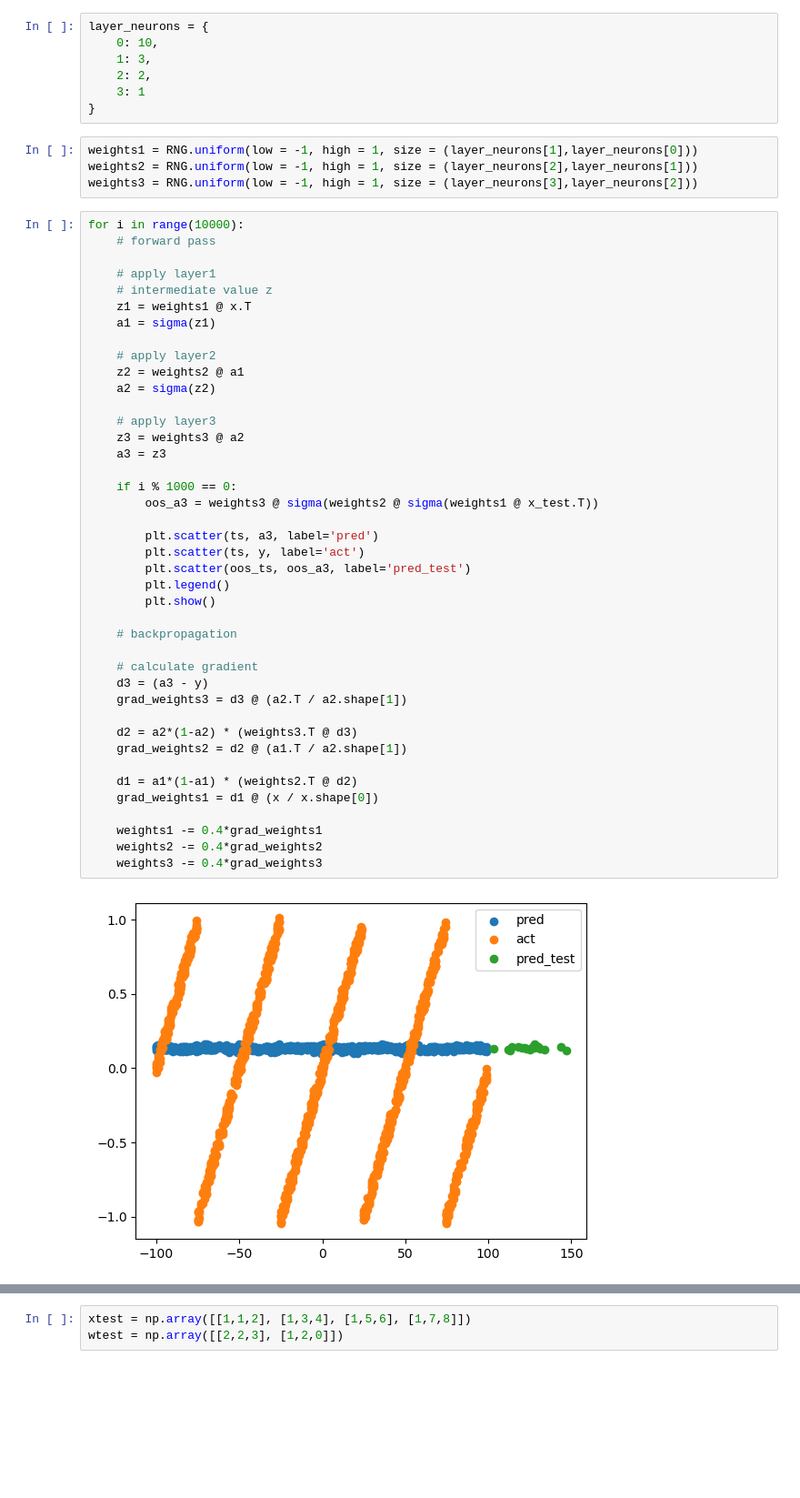
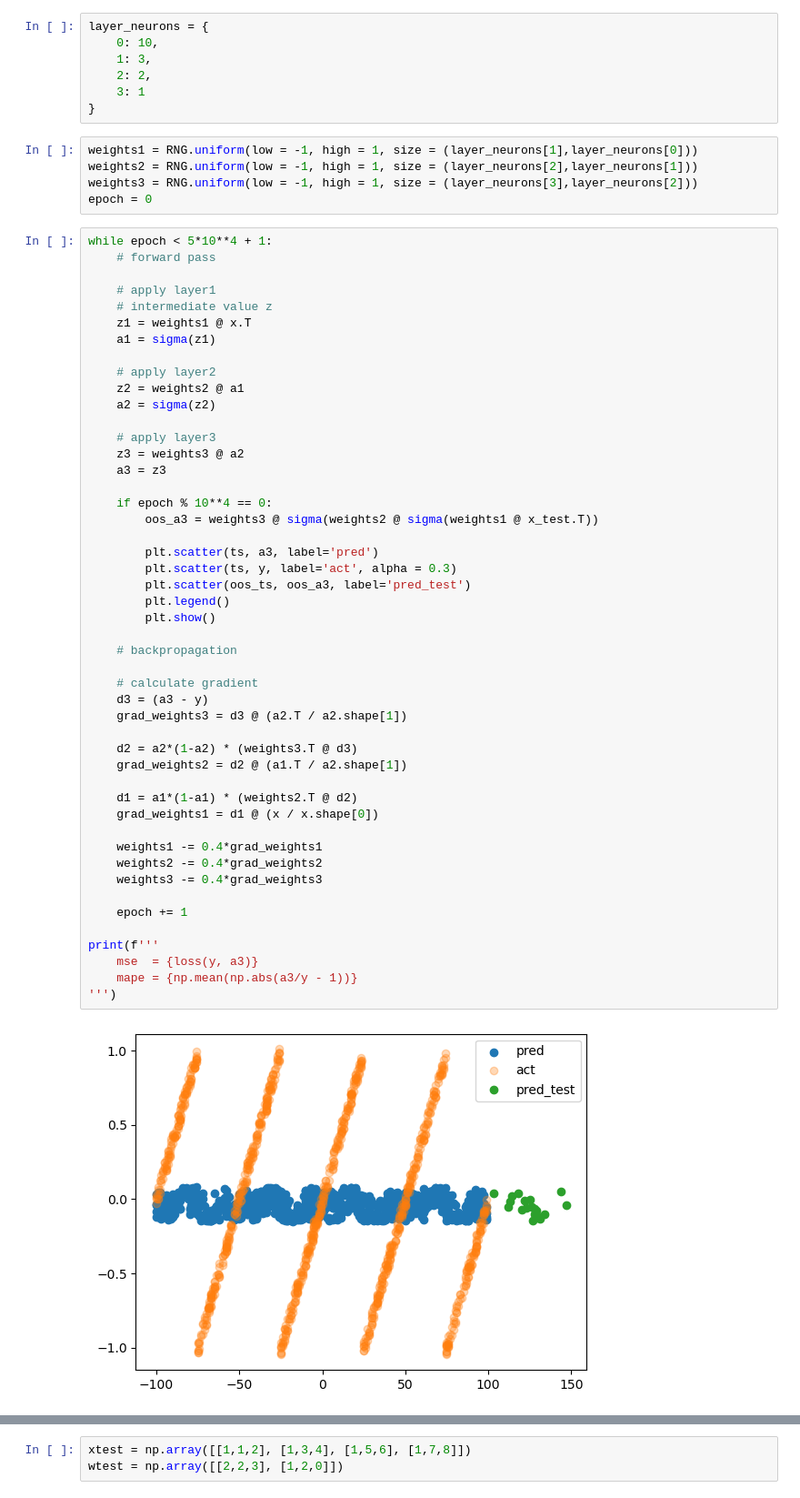
Before and after one commit to pchaudhari27/modeling_code, a Jupyter notebook: nn_practice/neural_network_warmup.ipynb, the cells around one changed output, grey strips where cells are left out. Shown: that part at 91% size. Cells and saved outputs as stored; diff of their text form; blank space fills up the shorter version.

```diff
--- a/nn_practice/neural_network_warmup.ipynb
+++ b/nn_practice/neural_network_warmup.ipynb
@@ -66,8 +73,9 @@ layer_neurons = {
 weights1 = RNG.uniform(low = -1, high = 1, size = (layer_neurons[1],layer_neurons[0]))
 weights2 = RNG.uniform(low = -1, high = 1, size = (layer_neurons[2],layer_neurons[1]))
 weights3 = RNG.uniform(low = -1, high = 1, size = (layer_neurons[3],layer_neurons[2]))
+epoch = 0
 # %%
-for i in range(10000):
+while epoch < 5*10**4 + 1:
     # forward pass
 
     # apply layer1
@@ -79,33 +87,40 @@ for i in range(10000):
     z2 = weights2 @ a1
     a2 = sigma(z2)
 
     # apply layer3
     z3 = weights3 @ a2
     a3 = z3
 
-    if i % 1000 == 0:
+    if epoch % 10**4 == 0:
         oos_a3 = weights3 @ sigma(weights2 @ sigma(weights1 @ x_test.T))
 
         plt.scatter(ts, a3, label='pred')
-        plt.scatter(ts, y, label='act')
+        plt.scatter(ts, y, label='act', alpha = 0.3)
         plt.scatter(oos_ts, oos_a3, label='pred_test')
         plt.legend()
         plt.show()
 
     # backpropagation
 
     # calculate gradient
     d3 = (a3 - y)
     grad_weights3 = d3 @ (a2.T / a2.shape[1])
 
     d2 = a2*(1-a2) * (weights3.T @ d3)
     grad_weights2 = d2 @ (a1.T / a2.shape[1])
 
     d1 = a1*(1-a1) * (weights2.T @ d2)
     grad_weights1 = d1 @ (x / x.shape[0])
 
     weights1 -= 0.4*grad_weights1
     weights2 -= 0.4*grad_weights2
     weights3 -= 0.4*grad_weights3
+
+    epoch += 1
+
+print(f'''
+    mse  = {loss(y, a3)}
+    mape = {np.mean(np.abs(a3/y - 1))}
+''')
 # %% [output]
-[figure, old version]
+[figure, new version]
```
Also changed, not shown: parts of 6 cells of this notebook.
